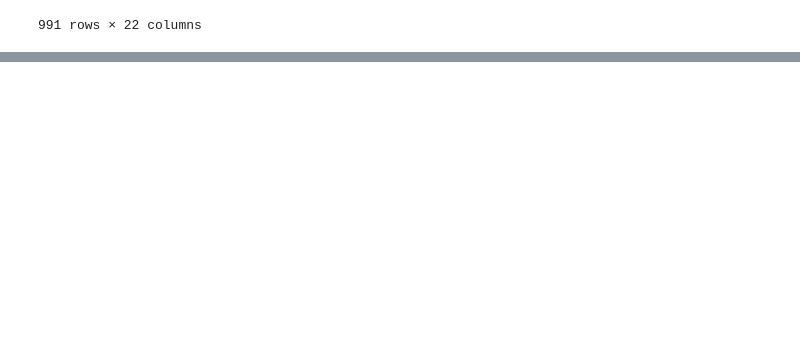
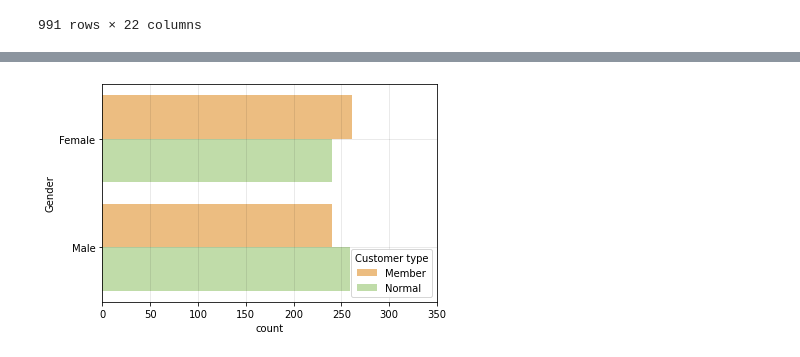
Before and after one commit to ABDULMOHSEEN-AlAli/ISE291_Project, a Jupyter notebook: Project/Supermarket_Sales_Project.ipynb, the cells around one changed output, grey strips where cells are left out. Cells and saved outputs as stored; diff of their text form; code cells hidden in the pictures; blank space fills up the shorter version.

```diff
--- a/Project/Supermarket_Sales_Project.ipynb
+++ b/Project/Supermarket_Sales_Project.ipynb
@@ -201,0 +244,9 @@ Memeber is represented as 0 and normal is represented as 1
+# %%
+# Customer type vs Gender - countplot
+
+ax = sns.countplot(y=df2['Gender'], hue=df2['Customer type'], data=df2, palette='Spectral')
+plt.grid(alpha=0.1, c='black')
+plt.xlim(0, 350)
+plt.show()
+# %% [output]
+[figure, added]
```
Also changed, not shown: parts of 15 cells of this notebook.
